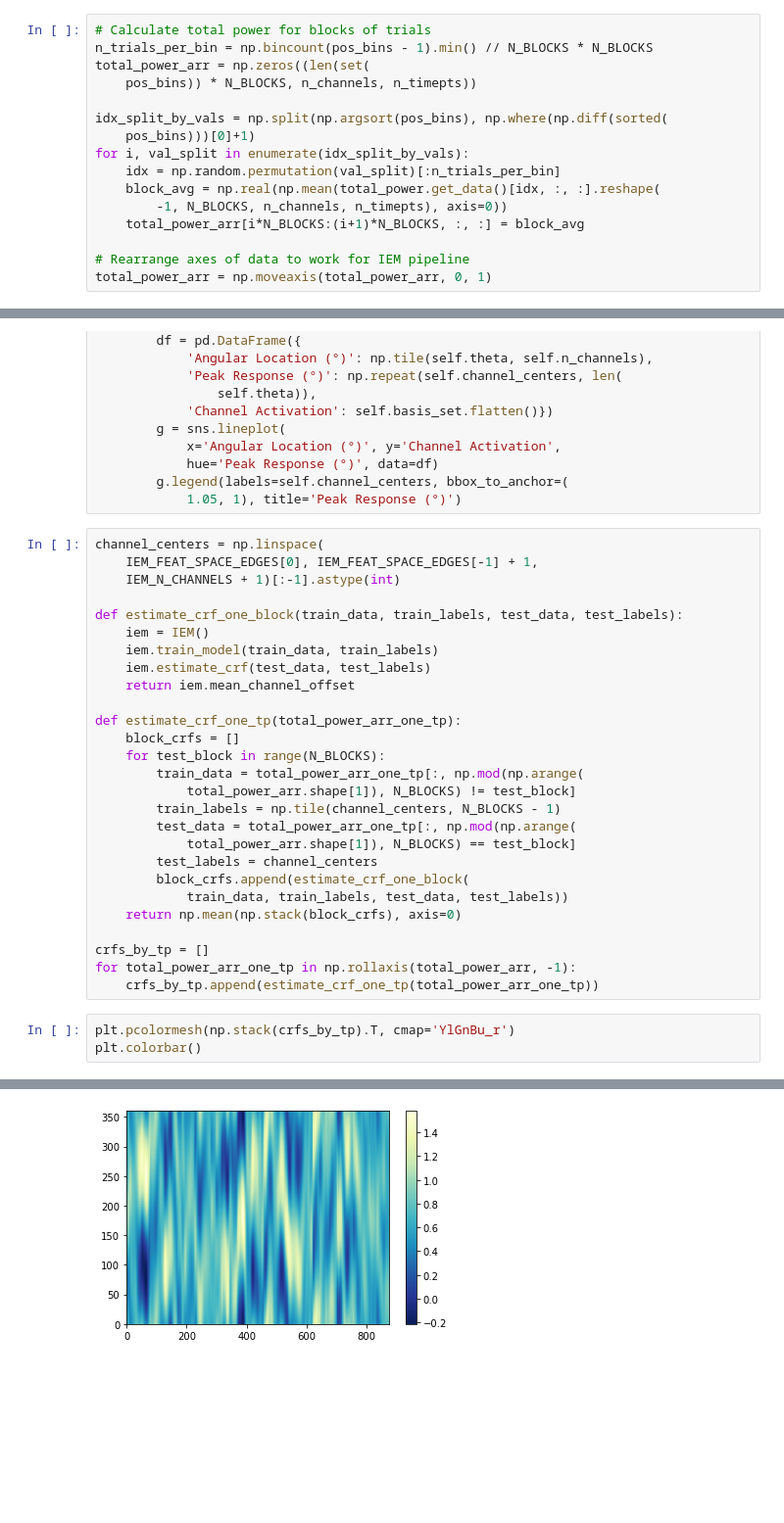
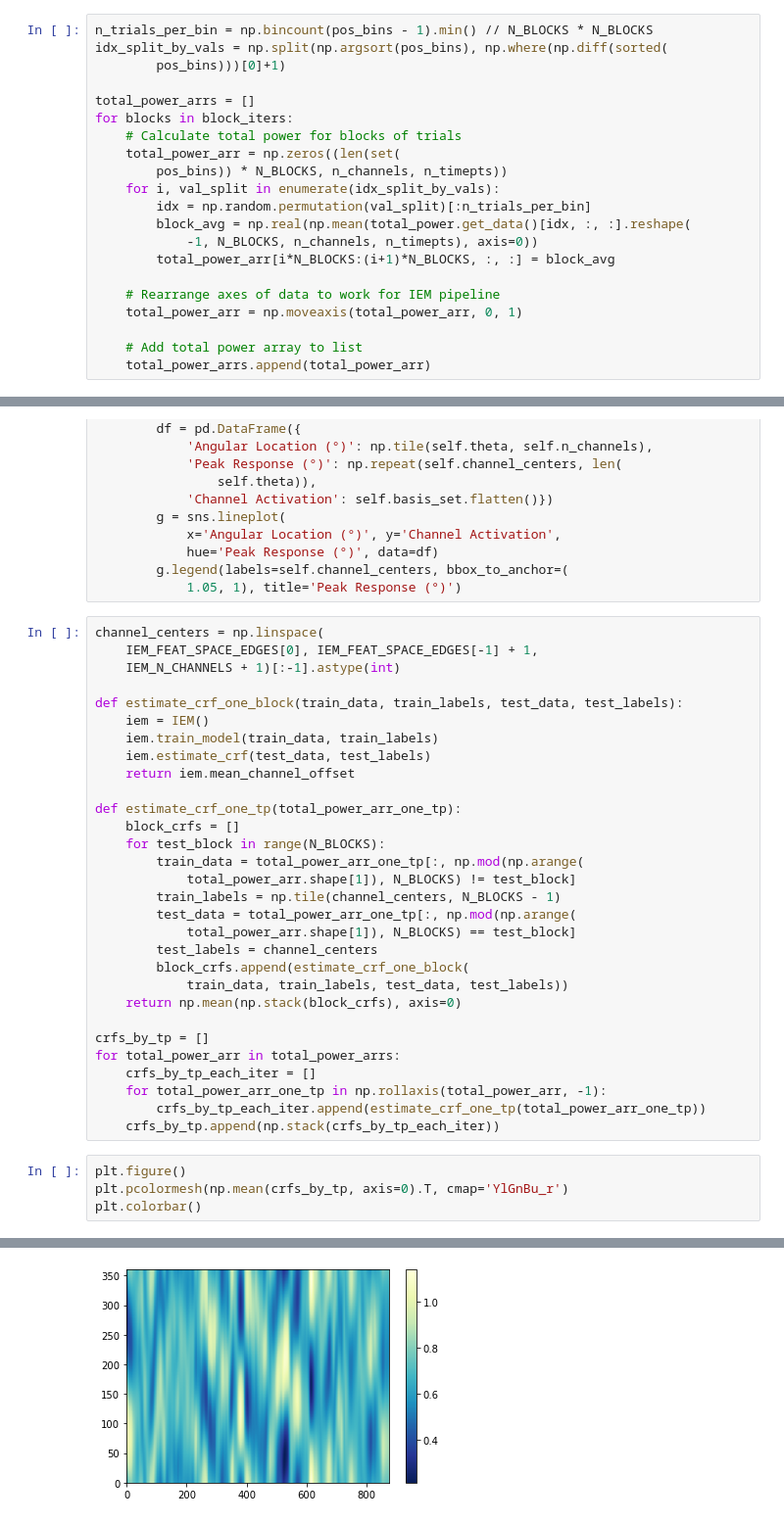
Before and after one commit to voytekresearch/alpha_aperiodic_wm, a Jupyter notebook: code/load_data.ipynb, the cells around one changed output, grey strips where cells are left out. Shown at 98% size. Cells and saved outputs as stored; diff of their text form; blank space fills up the shorter version.

Commit message:
Perform block assignment ten times and average CTFs

```diff
--- a/code/load_data.ipynb
+++ b/code/load_data.ipynb
@@ -101,19 +107,24 @@ blocks = sorted(blocks, key=len)
 # %%
-# Calculate total power for blocks of trials
 n_trials_per_bin = np.bincount(pos_bins - 1).min() // N_BLOCKS * N_BLOCKS
-total_power_arr = np.zeros((len(set(
-    pos_bins)) * N_BLOCKS, n_channels, n_timepts))
+idx_split_by_vals = np.split(np.argsort(pos_bins), np.where(np.diff(sorted(
+        pos_bins)))[0]+1)
 
-idx_split_by_vals = np.split(np.argsort(pos_bins), np.where(np.diff(sorted(
-    pos_bins)))[0]+1)
-for i, val_split in enumerate(idx_split_by_vals):
-    idx = np.random.permutation(val_split)[:n_trials_per_bin]
-    block_avg = np.real(np.mean(total_power.get_data()[idx, :, :].reshape(
-        -1, N_BLOCKS, n_channels, n_timepts), axis=0))
-    total_power_arr[i*N_BLOCKS:(i+1)*N_BLOCKS, :, :] = block_avg
+total_power_arrs = []
+for blocks in block_iters:
+    # Calculate total power for blocks of trials
+    total_power_arr = np.zeros((len(set(
+        pos_bins)) * N_BLOCKS, n_channels, n_timepts))
+    for i, val_split in enumerate(idx_split_by_vals):
+        idx = np.random.permutation(val_split)[:n_trials_per_bin]
+        block_avg = np.real(np.mean(total_power.get_data()[idx, :, :].reshape(
+            -1, N_BLOCKS, n_channels, n_timepts), axis=0))
+        total_power_arr[i*N_BLOCKS:(i+1)*N_BLOCKS, :, :] = block_avg
 
-# Rearrange axes of data to work for IEM pipeline
-total_power_arr = np.moveaxis(total_power_arr, 0, 1)
+    # Rearrange axes of data to work for IEM pipeline
+    total_power_arr = np.moveaxis(total_power_arr, 0, 1)
+
+    # Add total power array to list
+    total_power_arrs.append(total_power_arr)
 # %%
 class IEM():
     def __init__(self, n_channels=IEM_N_CHANNELS, basis_func=IEM_BASIS_FUNC,
@@ -199,11 +210,15 @@ def estimate_crf_one_tp(total_power_arr_one_tp):
     return np.mean(np.stack(block_crfs), axis=0)
 
 crfs_by_tp = []
-for total_power_arr_one_tp in np.rollaxis(total_power_arr, -1):
-    crfs_by_tp.append(estimate_crf_one_tp(total_power_arr_one_tp))
+for total_power_arr in total_power_arrs:
+    crfs_by_tp_each_iter = []
+    for total_power_arr_one_tp in np.rollaxis(total_power_arr, -1):
+        crfs_by_tp_each_iter.append(estimate_crf_one_tp(total_power_arr_one_tp))
+    crfs_by_tp.append(np.stack(crfs_by_tp_each_iter))
 # %%
-plt.pcolormesh(np.stack(crfs_by_tp).T, cmap='YlGnBu_r')
+plt.figure()
+plt.pcolormesh(np.mean(crfs_by_tp, axis=0).T, cmap='YlGnBu_r')
 plt.colorbar()
 # %% [output]
 <matplotlib.colorbar.Colorbar at 0x...>
-[figure, old version]
+[figure, new version]
```
Also changed, not shown: parts of 1 cell of this notebook.
